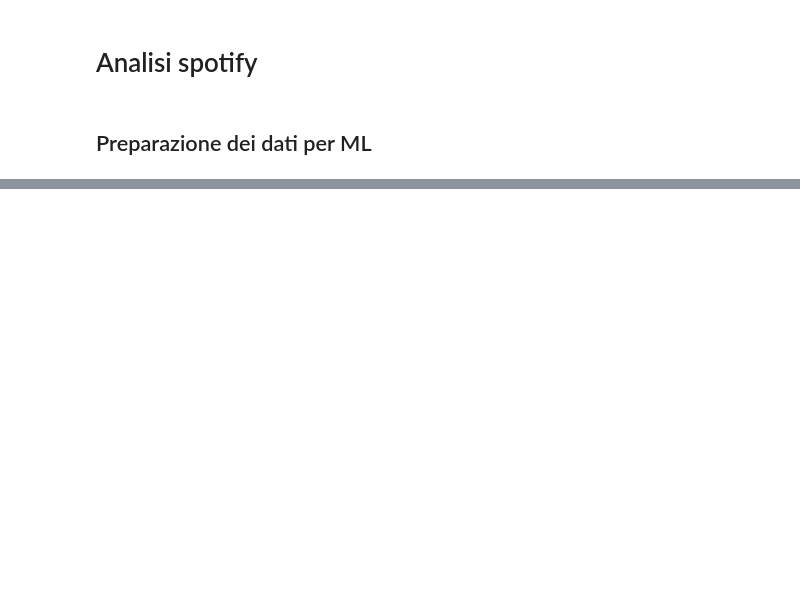
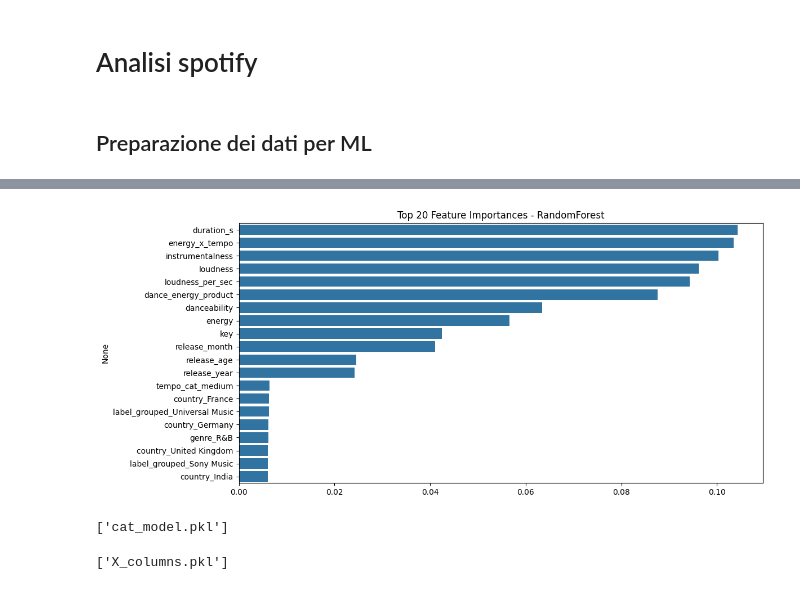
Before and after one commit to Luddachan/RepoSpotify_AnnaAntoRosy, a Jupyter notebook: spotify_ml.ipynb, the cells around one changed output, grey strips where cells are left out. Saved outputs shown, nothing was run; the diff lists cells and outputs as text; code cells hidden in the pictures; blank space fills up the shorter version.

```diff
--- a/spotify_ml.ipynb
+++ b/spotify_ml.ipynb
@@ -168,0 +92,14 @@ print(top_10_features)
+# %%
+# %%
+# =====================================
+# --- MODELLI BASE ---
+# =====================================
+models = {
+    "RandomForest": RandomForestRegressor(n_estimators=300, max_depth=12, max_features=0.7,
+                                          random_state=42, n_jobs=-1),
+    "LightGBM": LGBMRegressor(n_estimators=300, learning_rate=0.05, num_leaves=40,
+                              max_depth=-1, subsample=0.8, colsample_bytree=0.8,
+                              device='gpu', random_state=42),
+    "CatBoost": CatBoostRegressor(iterations=300, depth=7, learning_rate=0.05,
+                                  loss_function='RMSE', task_type='GPU', verbose=0, random_state=42)
+}
@@ -168,0 +145,40 @@ print(top_10_features)
+# %%
+# Ottieni i nomi delle feature dopo OneHotEncoder
+num_features = df.select_dtypes(include=['float64','int64']).columns.tolist()
+num_features.remove(TARGET)
+cat_features = df.select_dtypes(include=['object','category']).columns.tolist()
+
+ohe = OneHotEncoder(drop='first', sparse_output=False)
+ohe.fit(df[cat_features])
+cat_feature_names = ohe.get_feature_names_out(cat_features)
+
+all_feature_names = num_features + list(cat_feature_names)
+
+# Feature importance RandomForest
+importances = models['RandomForest'].feature_importances_
+feat_imp = pd.Series(importances, index=all_feature_names).sort_values(ascending=False)
+
+plt.figure(figsize=(12,6))
+sns.barplot(x=feat_imp.values[:20], y=feat_imp.index[:20])
+plt.title("Top 20 Feature Importances - RandomForest")
+plt.show()
+# %% [output]
+[figure, added]
+# %%
+import joblib
+
+# Salviamo preprocessor + modelli
+joblib.dump(preprocessor, "scaler_preprocessor.pkl")
+
+# Se vuoi salvare i modelli base
+joblib.dump(models['RandomForest'], "rf_model.pkl")
+joblib.dump(models['LightGBM'], "lgbm_model.pkl")
+joblib.dump(models['CatBoost'], "cat_model.pkl")
+# %% [output]
+['cat_model.pkl']
+# %%
+# Salva le colonne finali dopo OneHotEncoding
+X_columns = list(X_test.columns)
+joblib.dump(X_columns, "X_columns.pkl")
+# %% [output]
+['X_columns.pkl']
```
Also changed, not shown: parts of 18 cells of this notebook, 15 other files.
